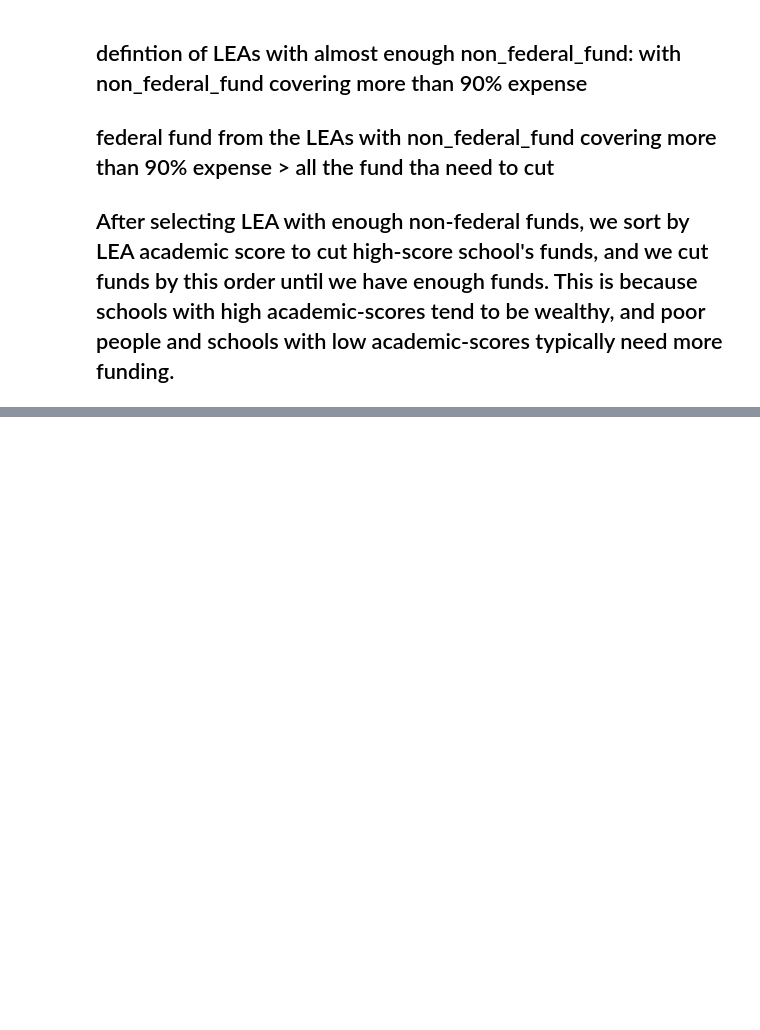
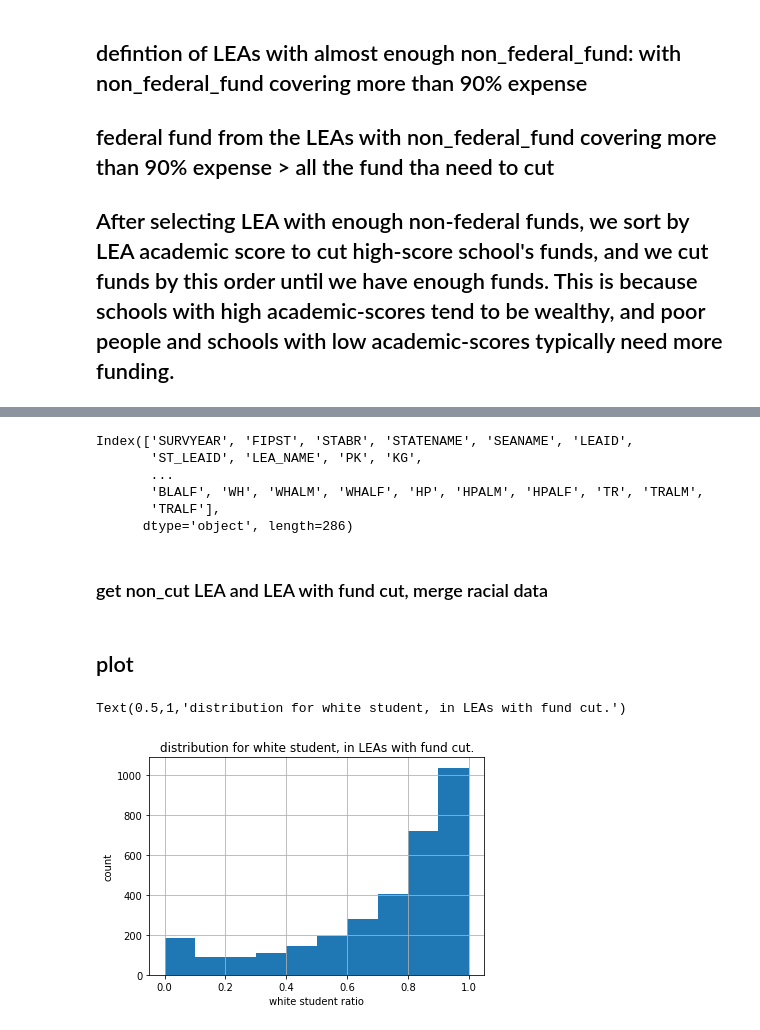
Before and after one commit to michaelyangbling/info-vis-hw4, a Jupyter notebook: solution.ipynb, the cells around one changed output, grey strips where cells are left out. Saved outputs shown, nothing was run; the diff lists cells and outputs as text; code cells hidden in the pictures; blank space fills up the shorter version.

```diff
--- a/solution.ipynb
+++ b/solution.ipynb
@@ -240,0 +282,50 @@ output
+# %%
+racial=pd.read_csv("/Users/yzh/Downloads/ccd_lea_052_1516_w_1a_011717.csv")
+# racial.head()[['MEMBER','AM','AS','BL','HI','HP','WH']]
+# AM7 – American Indian or Alaska Native
+# AS7 – Asian
+# BL7 – Black or African American
+# HI7 – Hispanic/Latino
+# PI7(?HP) – Native Hawaiian or Other Pacific Islander
+# WH7 – White
+# MU7 ? missing? – Two or more races
+# MISSING
+racial.columns
+# %% [output]
+Index(['SURVYEAR', 'FIPST', 'STABR', 'STATENAME', 'SEANAME', 'LEAID',
+       'ST_LEAID', 'LEA_NAME', 'PK', 'KG',
+       ...
+       'BLALF', 'WH', 'WHALM', 'WHALF', 'HP', 'HPALM', 'HPALF', 'TR', 'TRALM',
+       'TRALF'],
+      dtype='object', length=286)
+# %% [markdown]
+### get non_cut LEA and LEA with fund cut, merge racial data
+# %%
+racial['LEAID']=racial['LEAID'].astype('object')
+
+
+not_cut=pd.DataFrame()
+not_cut['LEAID']=list( set(fiscal.LEAID)-set(output.LEAID))
+not_cut['LEAID']=not_cut['LEAID'].astype('object')
+not_cut=pd.merge(not_cut, racial[['MEMBER','LEAID','WH','BL','HI','AS']],
+                how='left', on='LEAID')
+not_cut=not_cut.dropna(subset=['MEMBER'])
+
+cut=pd.DataFrame()
+cut['LEAID']=list(set(output.LEAID))
+cut['LEAID']=cut['LEAID'].astype('object')
+cut=pd.merge(cut, racial[['MEMBER','LEAID','WH','BL','HI','AS']],
+                how='left', on='LEAID')
+cut=cut.dropna(subset=['MEMBER'])
+# %% [markdown]
+ ## plot
+# %%
+cut['wh_ratio']=(cut.WH)/(cut.MEMBER)
+not_cut['wh_ratio']=(not_cut.WH)/(not_cut.MEMBER)
+ax=cut['wh_ratio'].hist()
+ax.set_xlabel('white student ratio')
+ax.set_ylabel('count')
+ax.set_title("distribution for white student, in LEAs with fund cut.")
+# %% [output]
+Text(0.5,1,'distribution for white student, in LEAs with fund cut.')
+[figure, added]
```
Also changed, not shown: parts of 10 cells of this notebook, 3 other files.
